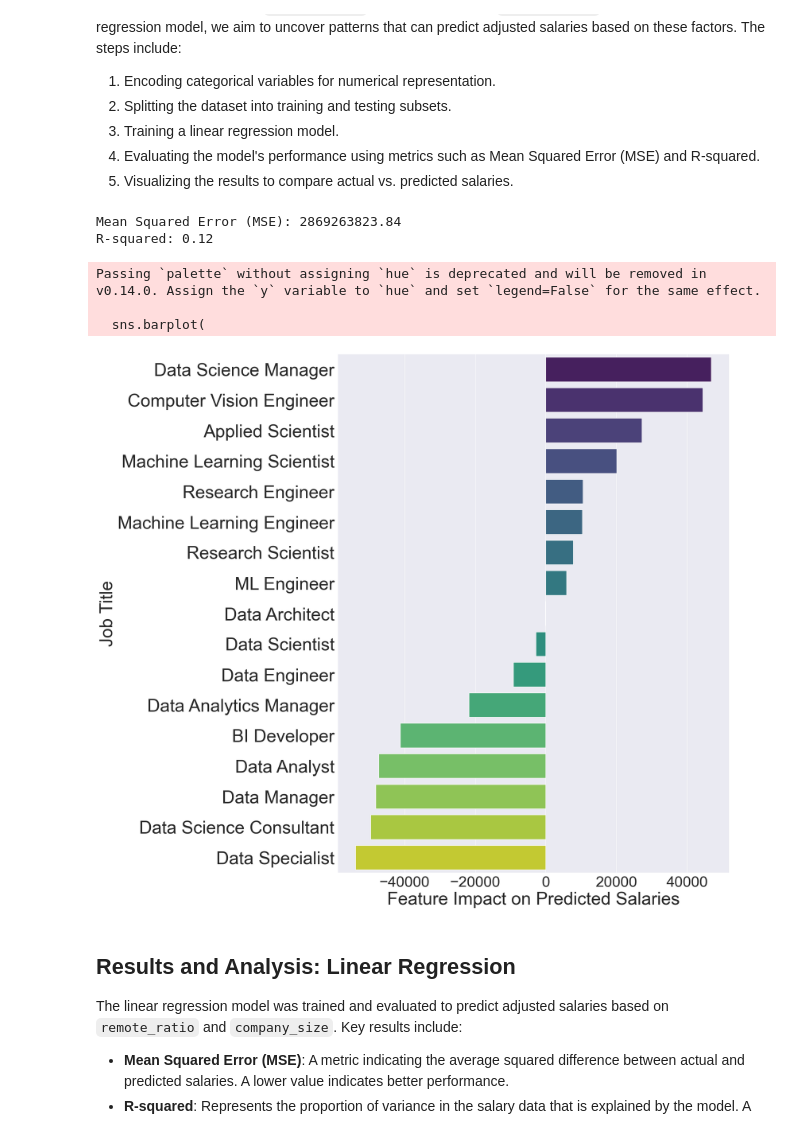
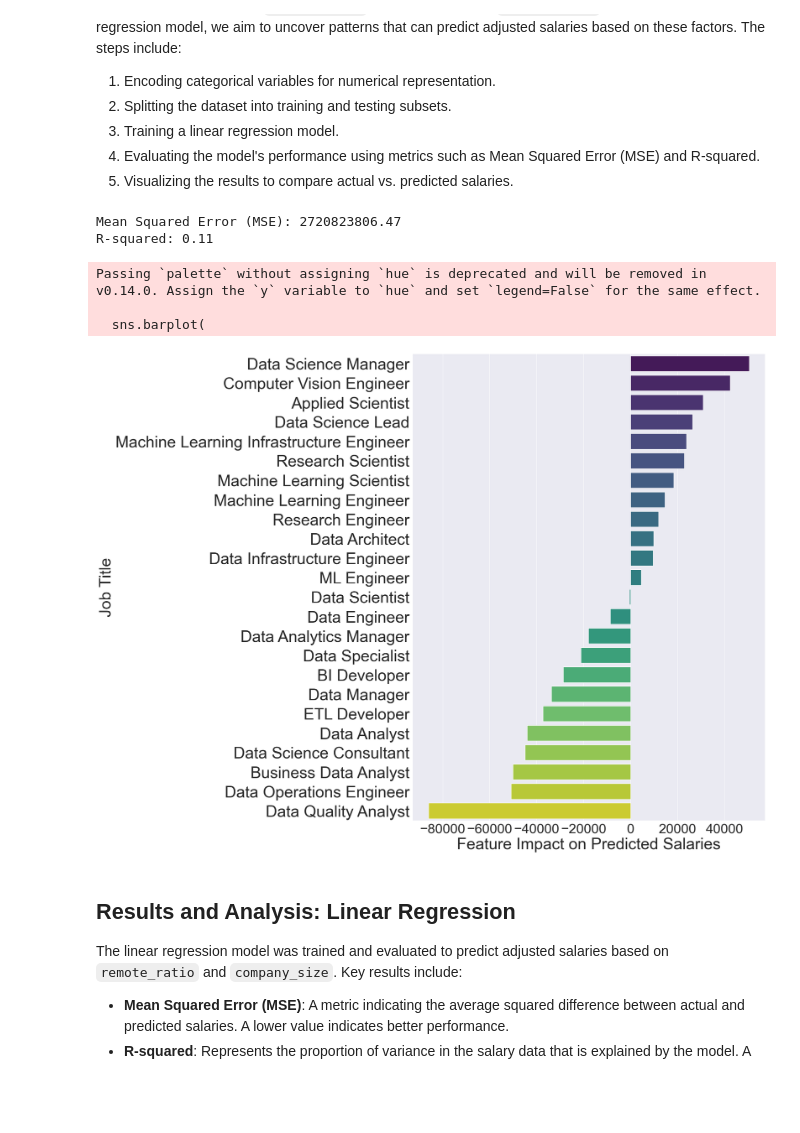
Before and after one commit to geoburdin/DataScientistSalary, a Jupyter notebook: analysis.ipynb, the cells around one changed output. Cells and saved outputs as stored; diff of their text form; code cells hidden in the pictures; blank space fills up the shorter version.

```diff
--- a/analysis.ipynb
+++ b/analysis.ipynb
@@ -475,7 +497,8 @@ from sklearn.metrics import mean_squared_error, r2_score
 # Load the cleaned dataset
 df = pd.read_csv('cleaned_ds_salaries.csv')
 df.drop(columns=['experience_level'], inplace=True)
-
+title_counts = df['job_title'].value_counts()
+df = df[df['job_title'].isin(title_counts[title_counts > 4].index)]
 # Encode job_title as dummy variables
 df_encoded = pd.get_dummies(df, columns=['job_title'], drop_first=True)
 
@@ -503,37 +526,37 @@ print(f"R-squared: {r2:.2f}")
 
 # Visualize coefficient impacts sorted by absolute value
 import seaborn as sns
 
 #rename the columns to remove the job title prefix
 X.columns = X.columns.str.replace('job_title_', '')
 # Load the coefficients
 coefficients = pd.DataFrame({'Feature': X.columns, 'Coefficient': model.coef_})
 coefficients = coefficients.sort_values(by='Coefficient', ascending=False)
 
 # Plot the coefficients sorted by absolute value
-plt.figure(figsize=(15, 20))
+plt.figure(figsize=(15, 25))
 #font size 38
 sns.barplot(
     x='Coefficient',
     y='Feature',
     data=coefficients,
     palette='viridis',
     orient='h',
 )
 plt.xlabel('Feature Impact on Predicted Salaries', fontsize=38)
 plt.ylabel('Job Title', fontsize=38)
 # Update tick label sizes for both axes
 plt.xticks(fontsize=32)
 plt.yticks(fontsize=38)
 plt.savefig('feature_impact_plot.png', bbox_inches='tight')
 plt.show()
 # %% [output]
-Mean Squared Error (MSE): 2869263823.84
-R-squared: 0.12
+Mean Squared Error (MSE): 2720823806.47
+R-squared: 0.11
 Passing `palette` without assigning `hue` is deprecated and will be removed in v0.14.0. Assign the `y` variable to `hue` and set `legend=False` for the same effect.
 
   sns.barplot(
-[figure, old version]
+[figure, new version]
 # %% [markdown]
 ## Results and Analysis: Linear Regression
 
```
Also changed, not shown: parts of 6 cells of this notebook, 6 other files.
